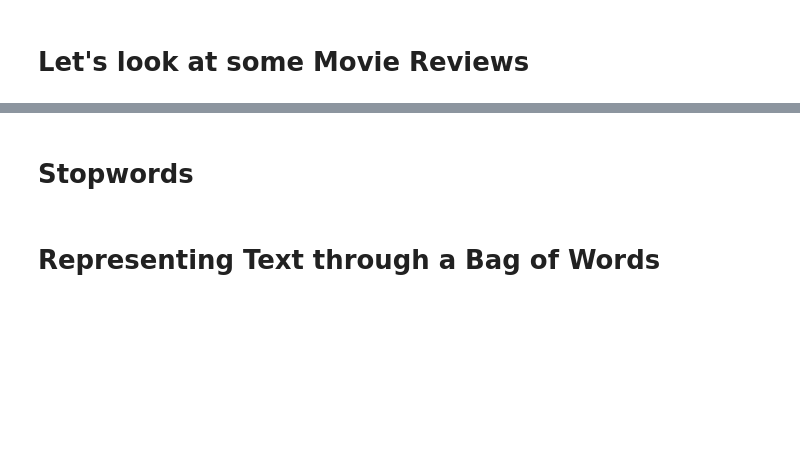
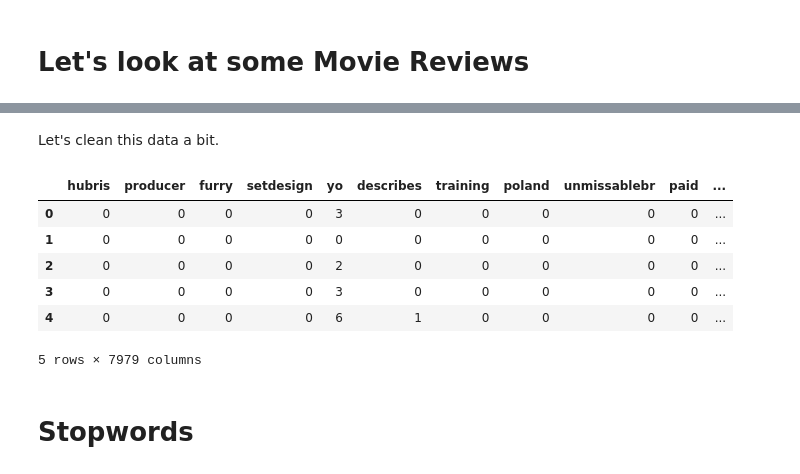
Before and after one commit to CatarinaSilva/data-science-text-class, a Jupyter notebook: batch2-BLU07/Learning Notebooks/BLU 7 Part II.ipynb, the cells around one changed output, grey strips where cells are left out. Cells and saved outputs as stored; diff of their text form; code cells hidden in the pictures; blank space fills up the shorter version.

```diff
--- a/batch2-BLU07/Learning Notebooks/BLU 7 Part II.ipynb
+++ b/batch2-BLU07/Learning Notebooks/BLU 7 Part II.ipynb
@@ -44,0 +62,6 @@ train_df, validation_df = train_test_split(df, test_size=0.2, random_state=42)
+# %%
+# The sentiment of each of these documents is as follows:
+# POSITIVE, NEGATIVE, POSITIVE, POSITIVE, NEGATIVE, NEGATIVE
+
+# docs = [pos_example, neg_example, df.text[24949], df.text[24995], df.text[3], df.text[0]]
+docs = df.text[:200]
@@ -44,0 +72,11 @@ train_df, validation_df = train_test_split(df, test_size=0.2, random_state=42)
+# %%
+def build_vocabulary():
+    vocabulary = set()
+
+    for doc in docs:
+        words = doc.split()
+        vocabulary.update(words)
+
+    return vocabulary
+
+build_vocabulary()
@@ -44,0 +109,10 @@ train_df, validation_df = train_test_split(df, test_size=0.2, random_state=42)
+# %%
+def vectorize():
+    vocabulary = build_vocabulary()
+    vectors = []
+    for doc in docs:
+        words = doc.split(' ')
+        vector = np.array([doc.count(word) for word in vocabulary])
+        vectors.append(vector)
+
+    return vectors
@@ -44,0 +121,5 @@ train_df, validation_df = train_test_split(df, test_size=0.2, random_state=42)
+# %%
+def build_df():
+    return pd.DataFrame(vectorize(), columns=build_vocabulary())
+
+build_df().head()
@@ -45,4 +134,19 @@ train_df, validation_df = train_test_split(df, test_size=0.2, random_state=42)
+# %% [markdown]
+Let's clean this data a bit.
+# %%
+import string
+import re
+
+docs = [re.sub(r'[\d+'+string.punctuation+']', '', doc.lower()) for doc in docs]
+
+build_df().head()
+# %% [output]
+|  | hubris | producer | furry | setdesign | yo | describes | training | poland | unmissablebr | paid | ... |
+| 0 | 0 | 0 | 0 | 0 | 3 | 0 | 0 | 0 | 0 | 0 | ... |
+| 1 | 0 | 0 | 0 | 0 | 0 | 0 | 0 | 0 | 0 | 0 | ... |
+| 2 | 0 | 0 | 0 | 0 | 2 | 0 | 0 | 0 | 0 | 0 | ... |
+| 3 | 0 | 0 | 0 | 0 | 3 | 0 | 0 | 0 | 0 | 0 | ... |
+| 4 | 0 | 0 | 0 | 0 | 6 | 1 | 0 | 0 | 0 | 0 | ... |
+5 rows × 7979 columns
 # %% [markdown]
 # Stopwords
-# %% [markdown]
-# Representing Text through a Bag of Words
```
Also changed, not shown: parts of 45 cells of this notebook, 2 other files.
